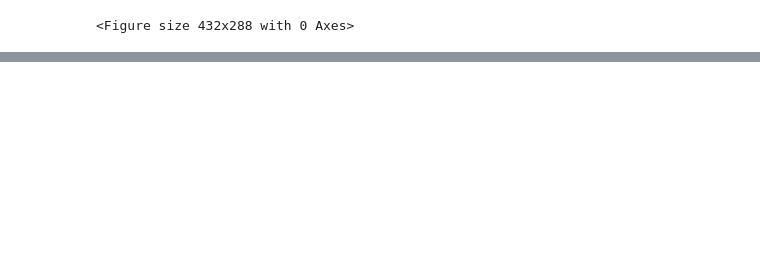
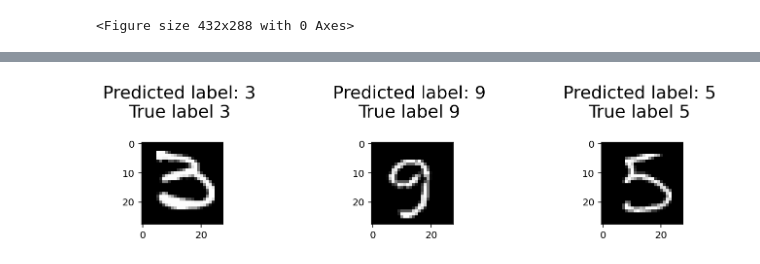
Before and after one commit to rojinakashefi/MachineLearning-Projects, a Jupyter notebook: digit recognizer using PyTorch/DigitRecognizer_PyTorch.ipynb, the cells around one changed output, grey strips where cells are left out. Drawn from its saved outputs; the diff is of its cells as text; code cells hidden in the pictures; blank space fills up the shorter version.

```diff
--- a/digit recognizer using PyTorch/DigitRecognizer_PyTorch.ipynb
+++ b/digit recognizer using PyTorch/DigitRecognizer_PyTorch.ipynb
@@ -182,8 +172,8 @@ CNNmodel(
 device = ''
 if torch.cuda.is_available():
     print("Model will be training on GPU")
-    cnn_model = cnn_model.cuda()
-    criterion = cel_loss.cuda()
+    model = model.cuda()
+    criterion = criterion.cuda()
     device = 'cuda'
 else:
   device = 'cpu'
@@ -330,0 +320,19 @@ y_pred_classes = val_preds[EPOCHS - 1].cpu().numpy().ravel()
+# %%
+def display_pred_images():
+    plt.figure(figsize=(12, 4))
+    for i in range(3):
+        index = random.randint(1, X_val.shape[0])
+        predicted_label = y_pred_classes[index]
+        true_label = y_val[index]
+        plt.subplot(330 + 1 + i)
+        plt.title('Predicted label: %s \n' % predicted_label + \
+                  'True label %s \n' % true_label.item(),
+                  fontsize=18)
+        plt.imshow(X_val[index].view(28, 28), cmap=plt.get_cmap('gray'))
+    plt.subplots_adjust(bottom=0.001)
+    plt.subplots_adjust(top=0.99)
+    plt.show()
+# %%
+display_pred_images()
+# %% [output]
+[figure, added]
```
Also changed, not shown: parts of 32 cells of this notebook.
